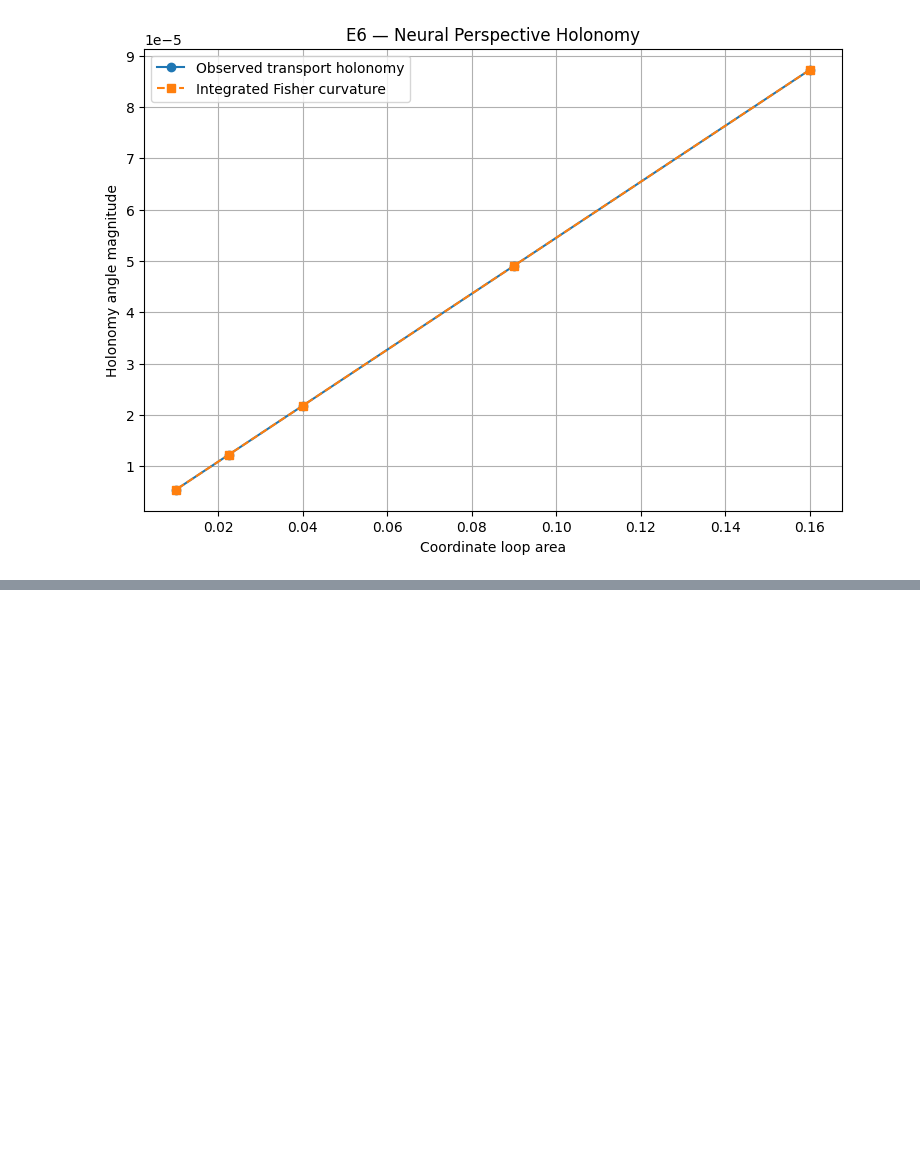
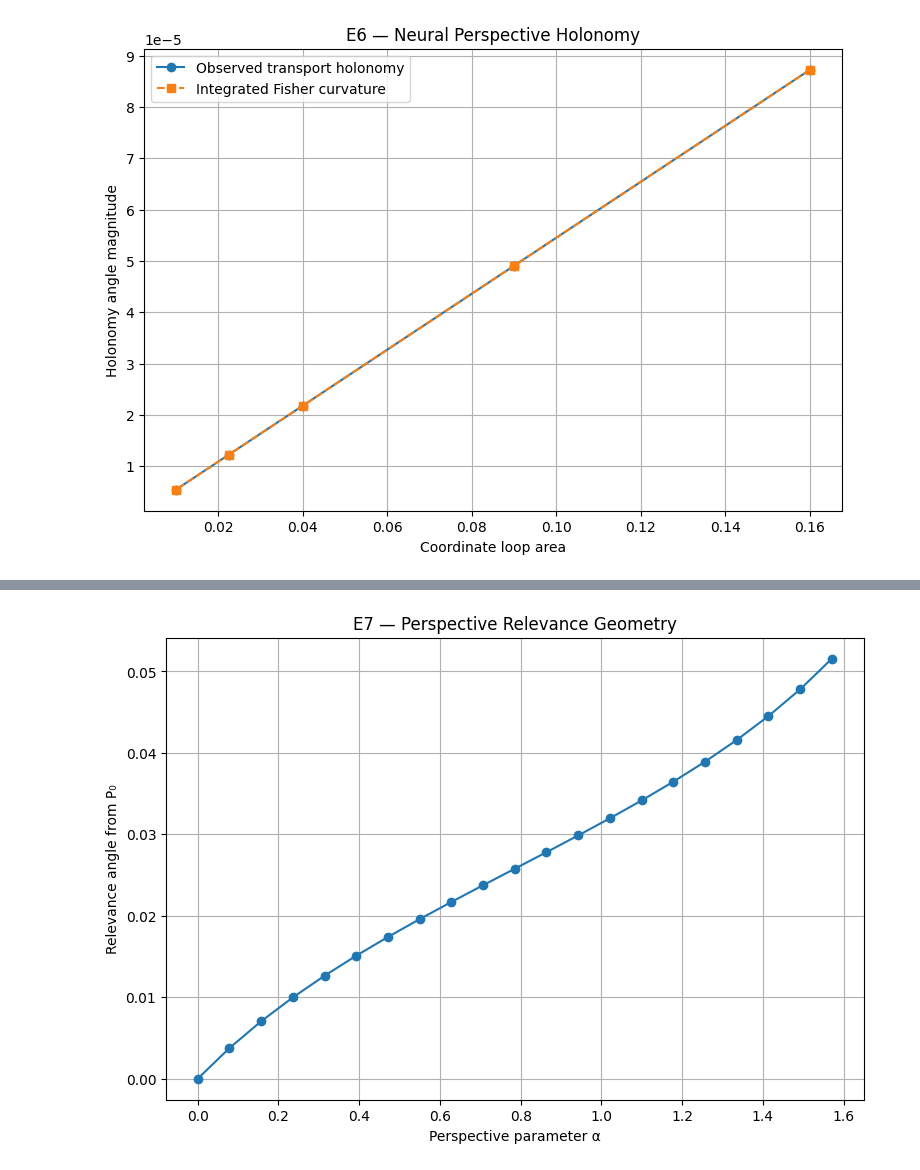
Before and after one commit to jaiborojas-cloud/leviathan, a Jupyter notebook: Perspectivas.ipynb, the cells around one changed output, grey strips where cells are left out. Drawn from its saved outputs; the diff is of its cells as text; code cells hidden in the pictures; blank space fills up the shorter version.

```diff
--- a/Perspectivas.ipynb
+++ b/Perspectivas.ipynb
@@ -4682,0 +4855,19 @@ plt.show()
+# %%
+F = categorical_fisher(
+    net,
+    x
+)
+
+dim = F.shape[0]
+
+lambda_reg = 1e-3
+
+G = np.eye(dim)
+
+M = (
+    F
+    +
+    lambda_reg * G
+)
+
+M_inv = np.linalg.inv(M)
@@ -4682,0 +5089,31 @@ plt.show()
+# %%
+import matplotlib.pyplot as plt
+
+
+plt.figure(
+    figsize=(9, 6)
+)
+
+plt.plot(
+    perspective_df["alpha"],
+    perspective_df["relevance_angle"],
+    marker="o"
+)
+
+plt.xlabel(
+    "Perspective parameter α"
+)
+
+plt.ylabel(
+    "Relevance angle from P₀"
+)
+
+plt.title(
+    "E7 — Perspective Relevance Geometry"
+)
+
+plt.grid(True)
+
+plt.show()
+# %% [output]
+[figure, added]
```
Also changed, not shown: parts of 41 cells of this notebook.
